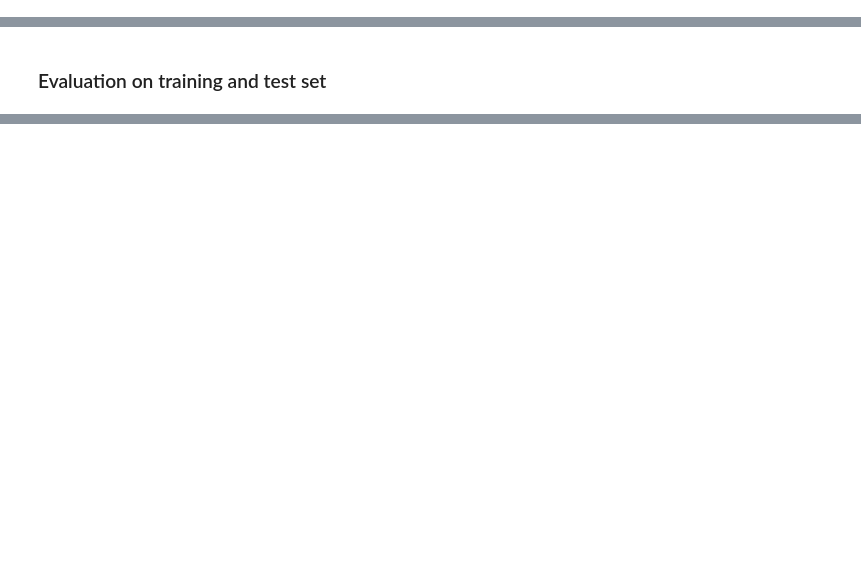
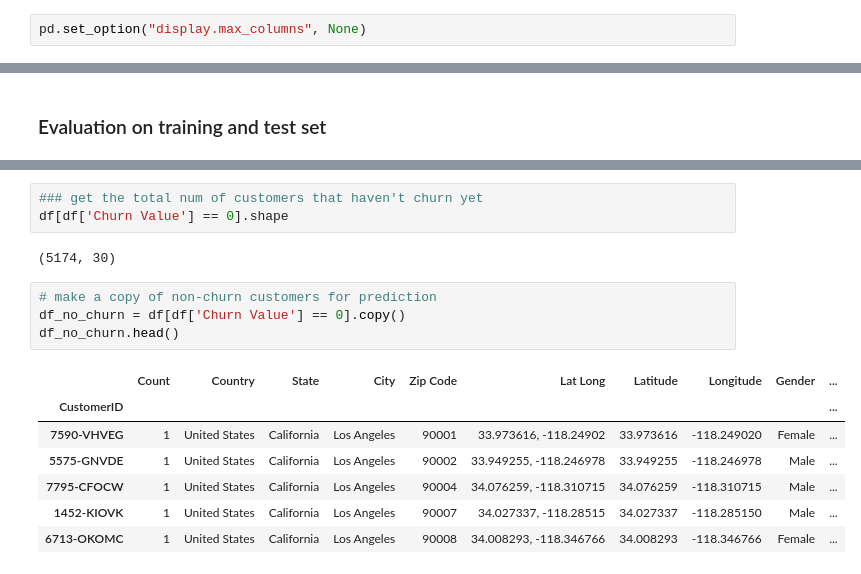
Before and after one commit to viviensiu/project_swan, a Jupyter notebook: swan_project_vs.ipynb, the cells around one changed output, grey strips where cells are left out. Drawn from its saved outputs; the diff is of its cells as text; blank space fills up the shorter version.

```diff
--- a/swan_project_vs.ipynb
+++ b/swan_project_vs.ipynb
@@ -15,6 +15,8 @@ from sklearn import metrics
 from sklearn.model_selection import train_test_split, GridSearchCV
 
 from time import time
+# %%
+pd.set_option("display.max_columns", None)
 # %%
 df = pd.read_excel("1 - Project Data.xlsx")
 # %% [markdown]
@@ -650,0 +746,17 @@ df_scores
+# %%
+### get the total num of customers that haven't churn yet
+df[df['Churn Value'] == 0].shape
+# %% [output]
+(5174, 30)
+# %%
+# make a copy of non-churn customers for prediction
+df_no_churn = df[df['Churn Value'] == 0].copy()
+df_no_churn.head()
+# %% [output]
+|  | Count | Country | State | City | Zip Code | Lat Long | Latitude | Longitude | Gender | ... |
+| CustomerID |  |  |  |  |  |  |  |  |  | ... |
+| 7590-VHVEG | 1 | United States | California | Los Angeles | 90001 | 33.973616, -118.24902 | 33.973616 | -118.249020 | Female | ... |
+| 5575-GNVDE | 1 | United States | California | Los Angeles | 90002 | 33.949255, -118.246978 | 33.949255 | -118.246978 | Male | ... |
+| 7795-CFOCW | 1 | United States | California | Los Angeles | 90004 | 34.076259, -118.310715 | 34.076259 | -118.310715 | Male | ... |
+| 1452-KIOVK | 1 | United States | California | Los Angeles | 90007 | 34.027337, -118.28515 | 34.027337 | -118.285150 | Male | ... |
+| 6713-OKOMC | 1 | United States | California | Los Angeles | 90008 | 34.008293, -118.346766 | 34.008293 | -118.346766 | Female | ... |
```
Also changed, not shown: parts of 32 cells of this notebook, 1 other file.
